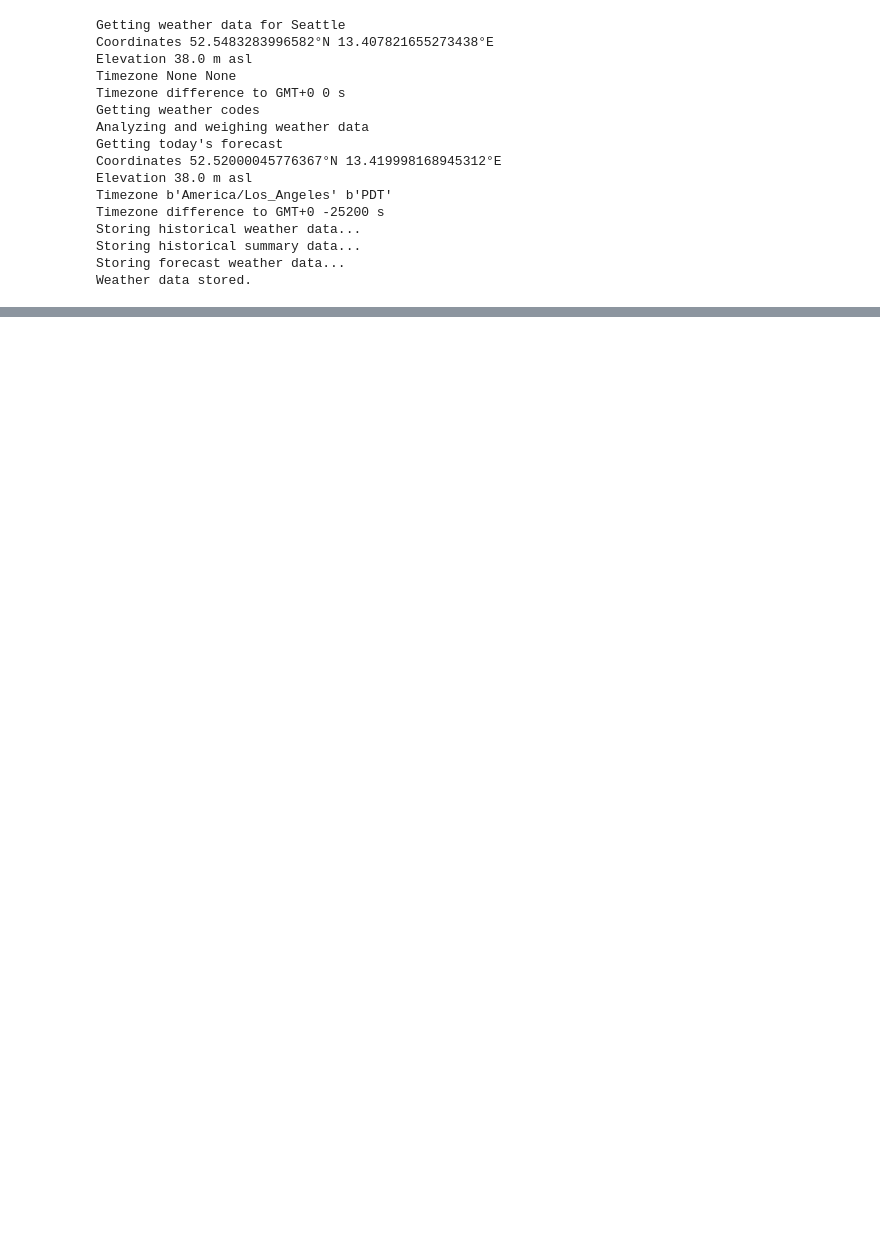
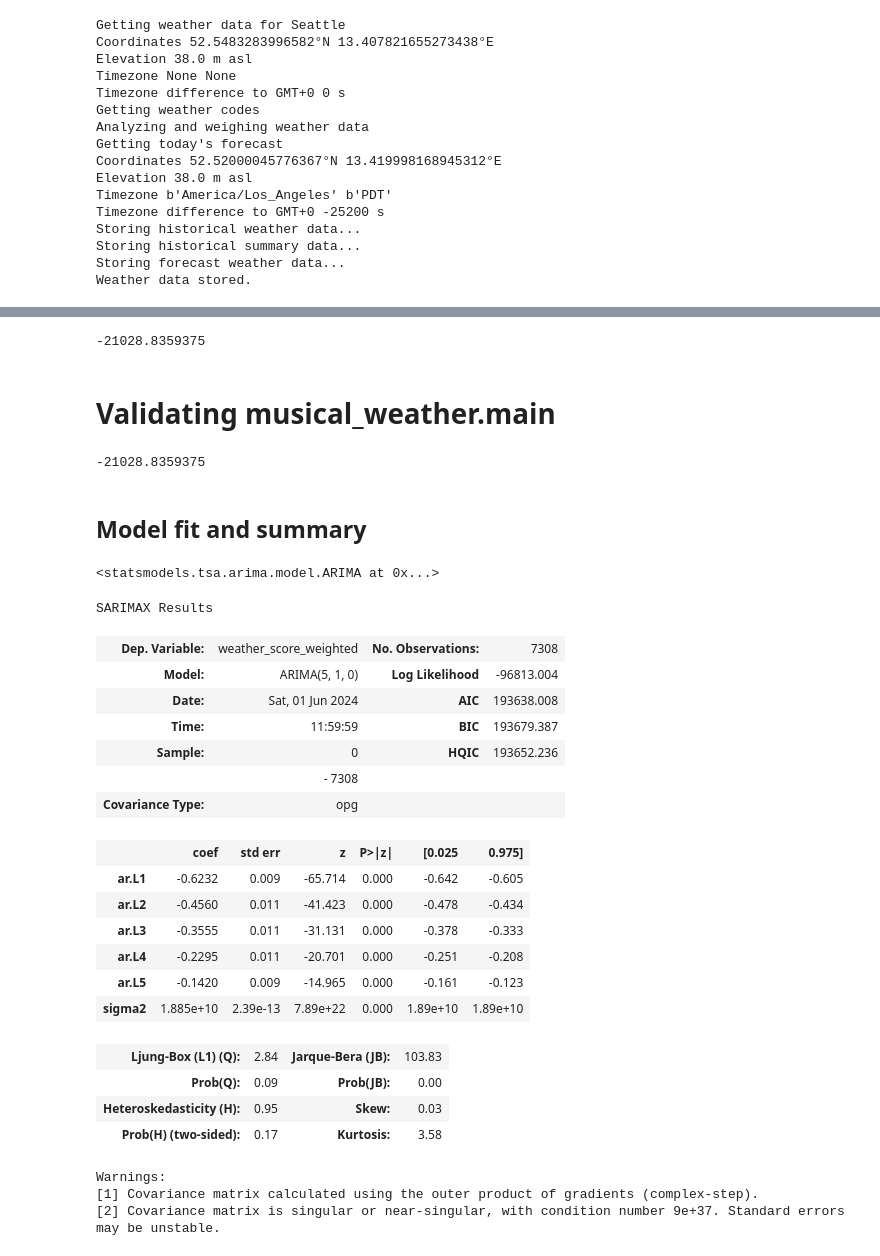
Before and after one commit to mattgraham93/Musical-Weather, a Jupyter notebook: testing.ipynb, the cells around one changed output, grey strips where cells are left out. Drawn from its saved outputs; the diff is of its cells as text; code cells hidden in the pictures; blank space fills up the shorter version.

```diff
--- a/testing.ipynb
+++ b/testing.ipynb
@@ -48,0 +79,43 @@ Timezone difference to GMT+0 -25200 s
+# %%
+todays_forecast[0]['weather_score_weighted']
+# %% [output]
+-21028.8359375
+# %% [markdown]
+# Validating musical_weather.main
+# %%
+today_score = musical_weather.main()
+today_score[0]
+# %% [output]
+-21028.8359375
+# %% [markdown]
+## Model fit and summary
+# %%
+model_base, model_fit = musical_weather.create_weather_model(historical_weather)
+model_base
+# %% [output]
+<statsmodels.tsa.arima.model.ARIMA at 0x...>
+# %%
+model_fit.summary()
+# %% [output]
+SARIMAX Results
+| Dep. Variable: | weather_score_weighted | No. Observations: | 7308 |
+| Model: | ARIMA(5, 1, 0) | Log Likelihood | -96813.004 |
+| Date: | Sat, 01 Jun 2024 | AIC | 193638.008 |
+| Time: | 11:59:59 | BIC | 193679.387 |
+| Sample: | 0 | HQIC | 193652.236 |
+|  | - 7308 |  |  |
+| Covariance Type: | opg |  |  |
+|  | coef | std err | z | P>|z| | [0.025 | 0.975] |
+| ar.L1 | -0.6232 | 0.009 | -65.714 | 0.000 | -0.642 | -0.605 |
+| ar.L2 | -0.4560 | 0.011 | -41.423 | 0.000 | -0.478 | -0.434 |
+| ar.L3 | -0.3555 | 0.011 | -31.131 | 0.000 | -0.378 | -0.333 |
+| ar.L4 | -0.2295 | 0.011 | -20.701 | 0.000 | -0.251 | -0.208 |
+| ar.L5 | -0.1420 | 0.009 | -14.965 | 0.000 | -0.161 | -0.123 |
+| sigma2 | 1.885e+10 | 2.39e-13 | 7.89e+22 | 0.000 | 1.89e+10 | 1.89e+10 |
+| Ljung-Box (L1) (Q): | 2.84 | Jarque-Bera (JB): | 103.83 |
+| Prob(Q): | 0.09 | Prob(JB): | 0.00 |
+| Heteroskedasticity (H): | 0.95 | Skew: | 0.03 |
+| Prob(H) (two-sided): | 0.17 | Kurtosis: | 3.58 |
+Warnings:
+[1] Covariance matrix calculated using the outer product of gradients (complex-step).
+[2] Covariance matrix is singular or near-singular, with condition number 9e+37. Standard errors may be unstable.
```
Also changed, not shown: parts of 23 cells of this notebook, 8 other files.
